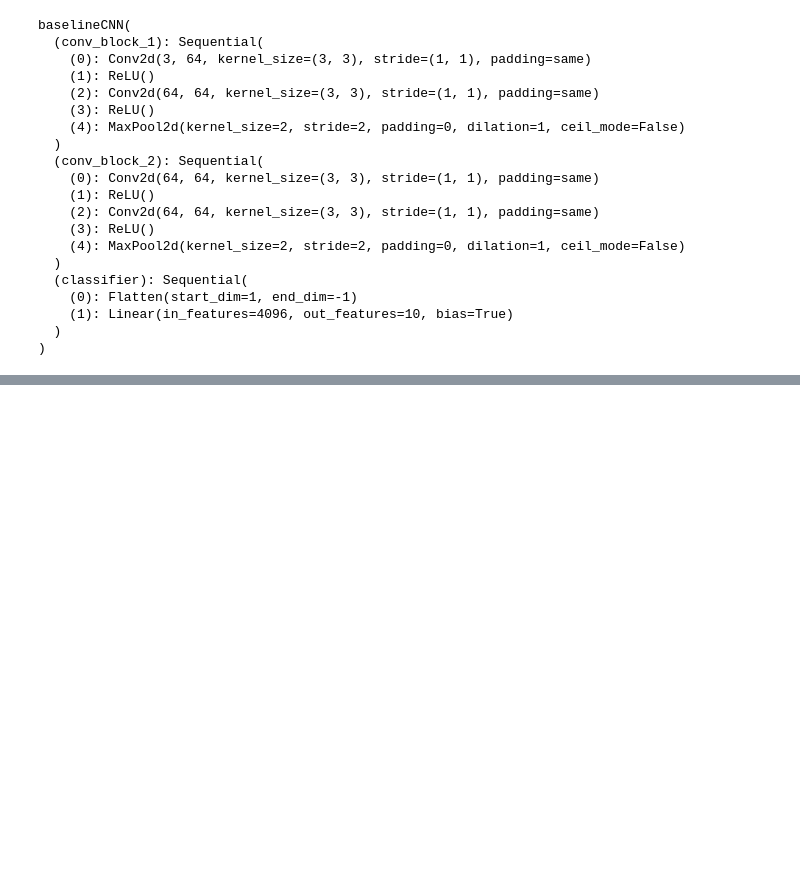
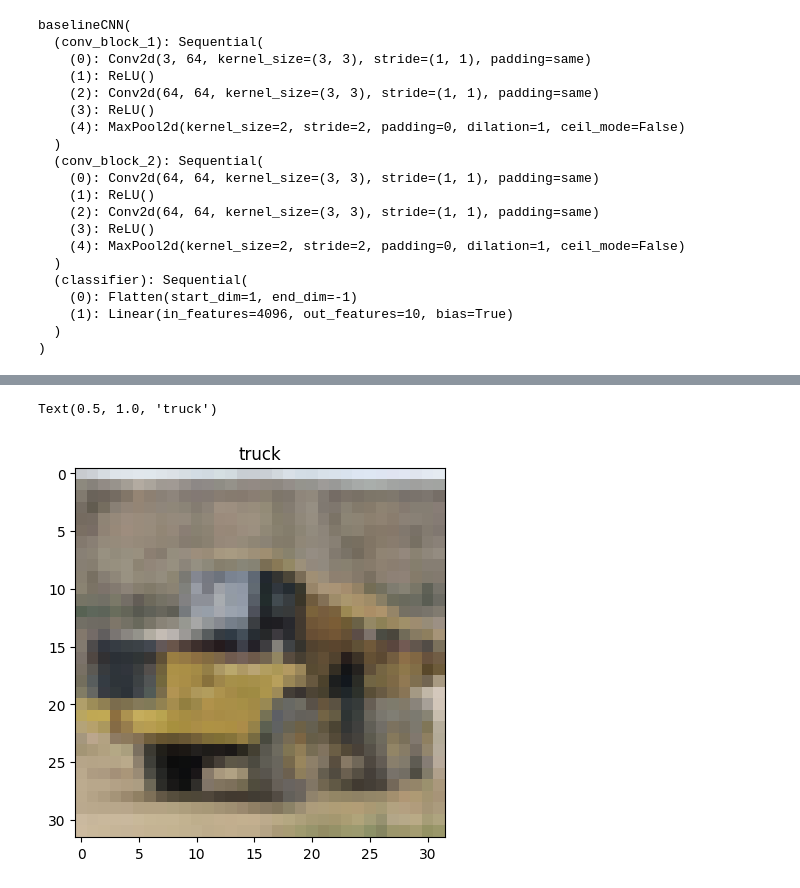
Before and after one commit to jenniferamhajduk/portfolio, a Jupyter notebook: Computer_Vision.ipynb, the cells around one changed output, grey strips where cells are left out. Saved outputs shown, nothing was run; the diff lists cells and outputs as text; code cells hidden in the pictures; blank space fills up the shorter version.

```diff
--- a/Computer_Vision.ipynb
+++ b/Computer_Vision.ipynb
@@ -586,0 +575,6 @@ Train time on cuda:0:  133.576 seconds
+# %%
+plt.imshow(test_samples[0].numpy().transpose((1, 2, 0)), cmap="RdYlBu")
+plt.title(classes[test_labels[0]])
+# %% [output]
+Text(0.5, 1.0, 'truck')
+[figure, added]
```
Also changed, not shown: parts of 28 cells of this notebook.
